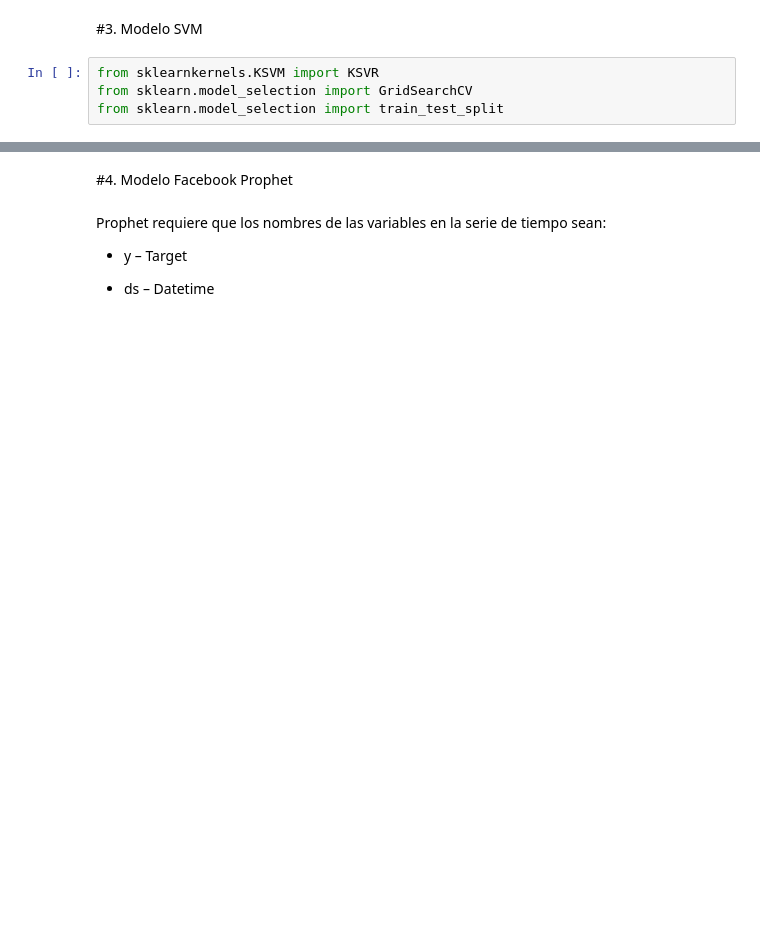
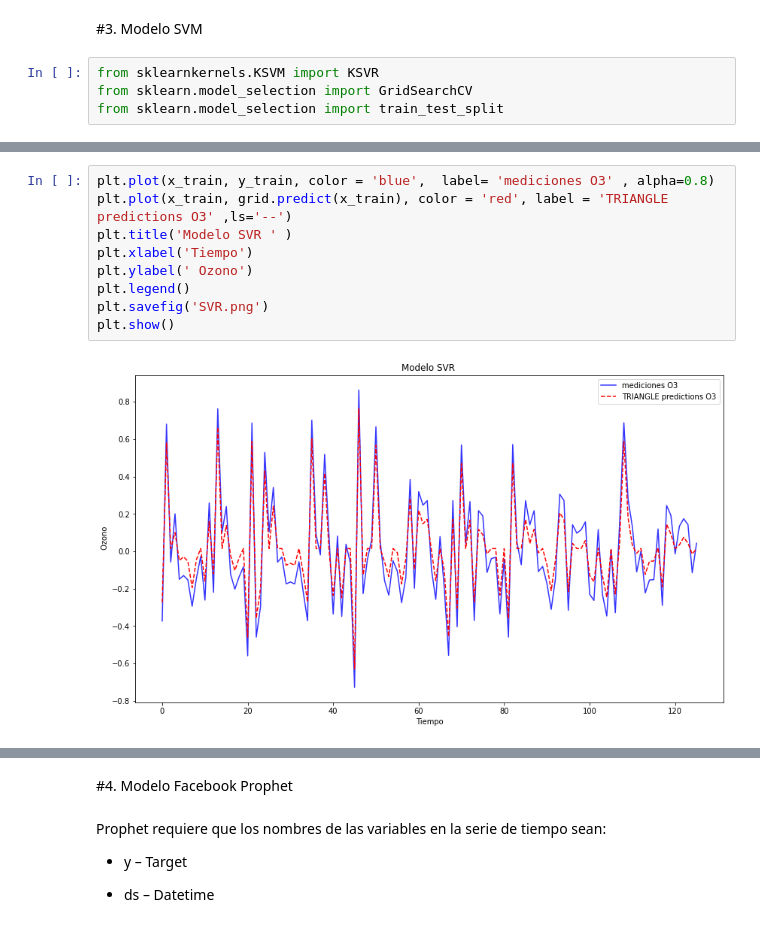
Before and after one commit to nadia1477/TFM-UOC, a Jupyter notebook: TFM_Nadia_Sanchez_Pozo.ipynb, the cells around one changed output, grey strips where cells are left out. Drawn from its saved outputs; the diff is of its cells as text; blank space fills up the shorter version.

```diff
--- a/TFM_Nadia_Sanchez_Pozo.ipynb
+++ b/TFM_Nadia_Sanchez_Pozo.ipynb
@@ -642,0 +652,11 @@ clflr 0.6531990096529012
+# %%
+plt.plot(x_train, y_train, color = 'blue',  label= 'mediciones O3' , alpha=0.8)
+plt.plot(x_train, grid.predict(x_train), color = 'red', label = 'TRIANGLE predictions O3' ,ls='--')
+plt.title('Modelo SVR ' )
+plt.xlabel('Tiempo')
+plt.ylabel(' Ozono')
+plt.legend()
+plt.savefig('SVR.png')
+plt.show()
+# %% [output]
+[figure, added]
```
Also changed, not shown: parts of 34 cells of this notebook, 1 other file.
